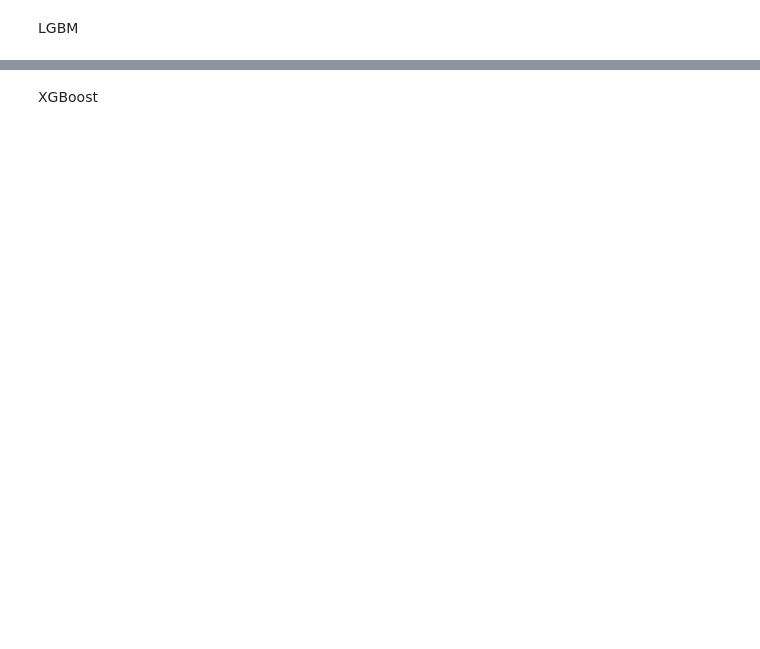
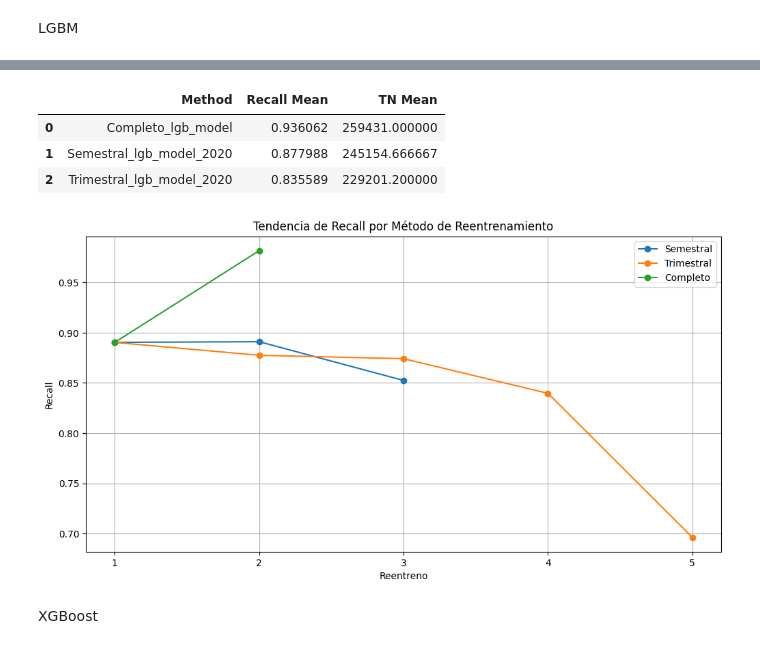
Before and after one commit to javim7/Proyecto2-SDS, a Jupyter notebook: proyecto.ipynb, the cells around one changed output, grey strips where cells are left out. Drawn from its saved outputs; the diff is of its cells as text; code cells hidden in the pictures; blank space fills up the shorter version.

```diff
--- a/proyecto.ipynb
+++ b/proyecto.ipynb
@@ -711,0 +714,3 @@ Recall: 0.8677379480840544
+# %%
+# Llamar a la función para realizar el reentrenamiento trimestral con LightGBM
+lgbm_incremental_training(df_processed,'trimestre', 'LGBM Models/lgb_model_2019.txt', 'LGBM Models/lgb_model_2020')
@@ -839,0 +758,3 @@ Recall: 0.8918918918918919
+# %%
+# Llamar a la función para realizar el reentrenamiento trimestral con XGBoost
+xgb_incremental_training(df_processed, 'trimestre', 'XGB Models/xgb_model_2019.model', 'XGB Models/xgb_model_2020')
@@ -1000,0 +969,20 @@ Recall: 0.907292954264524
+# %%
+# Definir los modelos a evaluar
+lgb_model_paths_semestral = [
+    'LGBM Models/lgb_model_2019.txt',
+    'LGBM Models/lgb_model_2020_S1.txt',
+    'LGBM Models/lgb_model_2020_S2.txt'
+]
+
+lgb_model_paths_trimestral = [
+    'LGBM Models/lgb_model_2019.txt',
+    'LGBM Models/lgb_model_2020_T1.txt',
+    'LGBM Models/lgb_model_2020_T2.txt',
+    'LGBM Models/lgb_model_2020_T3.txt',
+    'LGBM Models/lgb_model_2020_T4.txt'
+]
+
+lgb_model_paths_completo = [
+    'LGBM Models/lgb_model_2019.txt',
+    'LGBM Models/lgb_model_retrained.txt'
+]
@@ -1000,0 +1047,12 @@ Recall: 0.907292954264524
+# %%
+# Evaluar los modelos con el conjunto de prueba
+lgb_results_semestral = evaluate_all_models(lgb_model_paths_semestral, X_test_all, y_test_all, "Semestral")
+lgb_results_trimestral = evaluate_all_models(lgb_model_paths_trimestral, X_test_all, y_test_all, "Trimestral")
+lgb_results_completo = evaluate_all_models(lgb_model_paths_completo, X_test_all, y_test_all, "Completo")
+
+# Combinar todos los resultados
+all_lgb_results = lgb_results_semestral + lgb_results_trimestral + lgb_results_completo
+
+# Convertir los resultados a un DataFrame
+lgb_results_df = pd.DataFrame(all_lgb_results)
+lgb_results_df
@@ -1001,2 +1071,21 @@ Recall: 0.907292954264524
+# %%
+# Cambiar nombres de modelos para agrupación correcta
+lgb_results_df['Model'] = lgb_results_df['Model'].str.replace('Semestral_lgb_model_2019.txt', 'Semestral_lgb_model_2020_S0.txt')
+lgb_results_df['Model'] = lgb_results_df['Model'].str.replace('Trimestral_lgb_model_2019.txt', 'Trimestral_lgb_model_2020_T0.txt')
+lgb_results_df['Model'] = lgb_results_df['Model'].str.replace('Completo_lgb_model_2019.txt', 'Completo_lgb_model_2019.txt')
+
+# Calcular estadísticas agregadas
+lgb_agg_results = calculate_aggregate_results(lgb_results_df)
+lgb_agg_results
+# %% [output]
+|  | Method | Recall Mean | TN Mean |
+| 0 | Completo_lgb_model | 0.936062 | 259431.000000 |
+| 1 | Semestral_lgb_model_2020 | 0.877988 | 245154.666667 |
+| 2 | Trimestral_lgb_model_2020 | 0.835589 | 229201.200000 |
+# %%
+# Llamar a la función con los resultados
+plot_recall_trend_by_method(lgb_results_semestral, lgb_results_trimestral, lgb_results_completo)
+# %% [output]
+[figure, added]
 # %% [markdown]
 XGBoost
```
Also changed, not shown: parts of 67 cells of this notebook, 18 other files.
